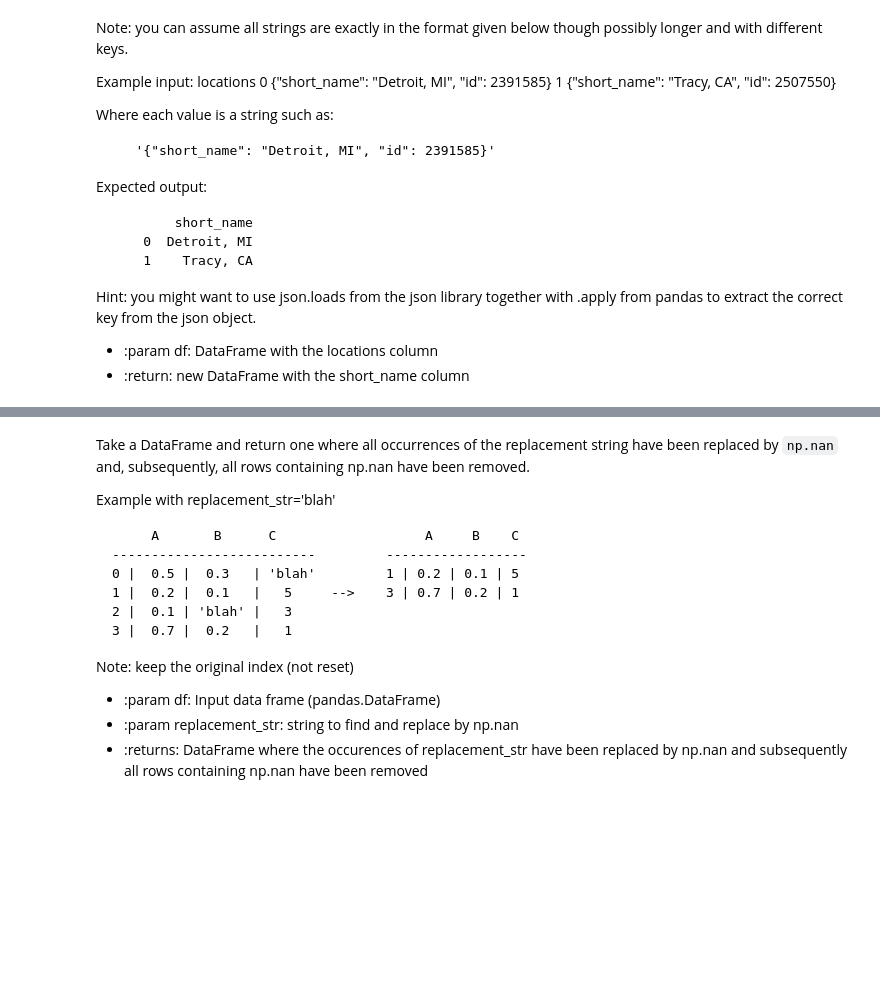
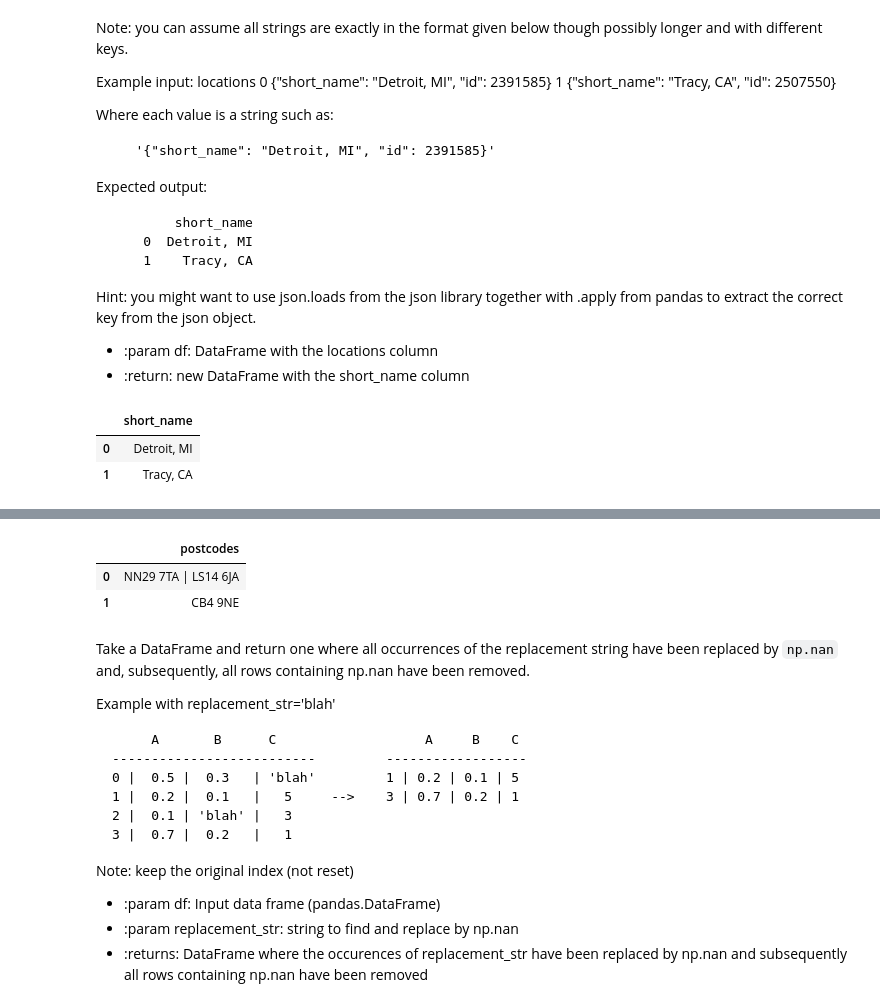
Before and after one commit to IreneMocci/ADS02_CS, a Jupyter notebook: EDA_and_PCA.ipynb, the cells around one changed output, grey strips where cells are left out. Saved outputs shown, nothing was run; the diff lists cells and outputs as text; code cells hidden in the pictures; blank space fills up the shorter version.

```diff
--- a/EDA_and_PCA.ipynb
+++ b/EDA_and_PCA.ipynb
@@ -321,6 +325,13 @@ def return_location(df):
     df_new = df.join(df['locations'].apply(json.loads).apply(pd.Series))
     result = pd.DataFrame(df_new['short_name'], columns=['short_name'])
     return result
+
+df = pd.DataFrame({'locations': {0:'{"short_name": "Detroit, MI", "id": 2391585}', 1: '{"short_name": "Tracy, CA", "id": 2507550}'}})
+return_location(df)
+# %% [output]
+|  | short_name |
+| 0 | Detroit, MI |
+| 1 | Tracy, CA |
 # %% [markdown]
 
 Write a function that takes a pandas DataFrame with one column, text, that contains an arbitrary text. The function should extract all post-codes that appear in that text and concatenate them together with " | ". The result is a new dataframe with a column "postcodes" that contains all concatenated
@@ -354,14 +366,21 @@ errors where an arbitrary number of space is included (0, 1, or more). You shoul
 # %%
 def return_post_codes(df):
     regex = r'([A-Z]{1,2}\d{1,2}([A-Z]{1})?\s{0,}\d{1}[A-Z]{2})'
     postcodes = df['text'].str.extractall(regex)
     postcodes = postcodes.dropna(axis=1)
     post = pd.DataFrame()
     for row_index in range(len(df)):
         val = postcodes.loc[row_index].astype(str).apply(' | '.join, axis=0)
         post = post.append(val, ignore_index=True)
     post.columns = ['postcodes']
     return post
+
+df = pd.DataFrame({'text': {0: 'Great Doddington, Wellingborough NN29 7TA, UK\nTaylor, Leeds LS14 6JA, UK', 1: 'This is some text, and here is a postcode CB4 9NE'}})
+return_post_codes(df)
+# %% [output]
+|  | postcodes |
+| 0 | NN29 7TA | LS14 6JA |
+| 1 | CB4 9NE |
 # %% [markdown]
 
 Take a DataFrame and return one where all occurrences of the replacement string have been replaced by `np.nan` and, subsequently, all rows containing np.nan have been removed.
```
Also changed, not shown: parts of 14 cells of this notebook.
